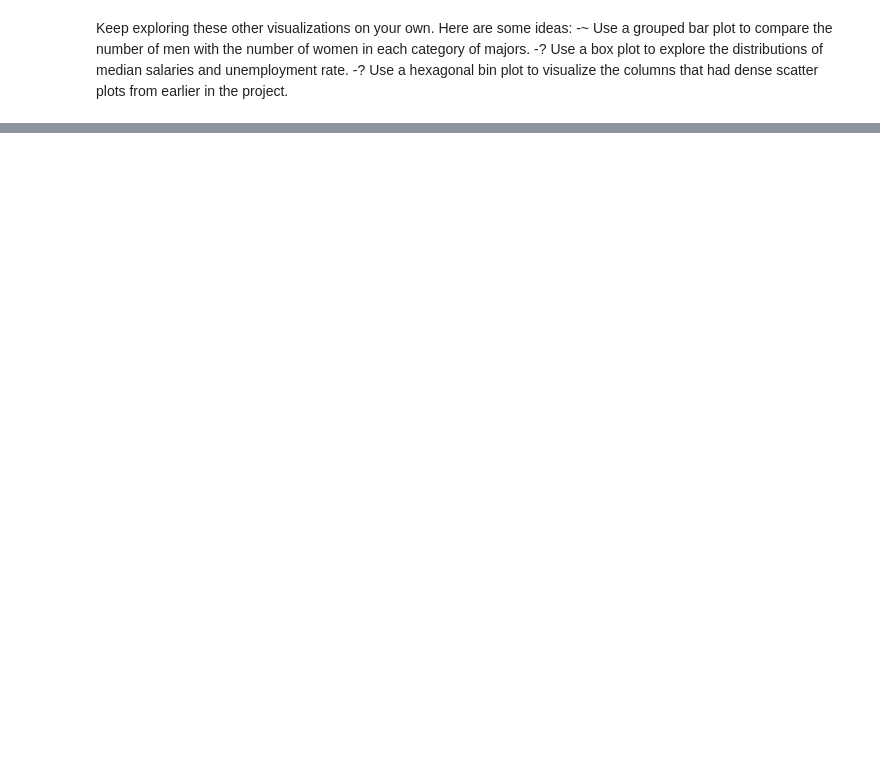
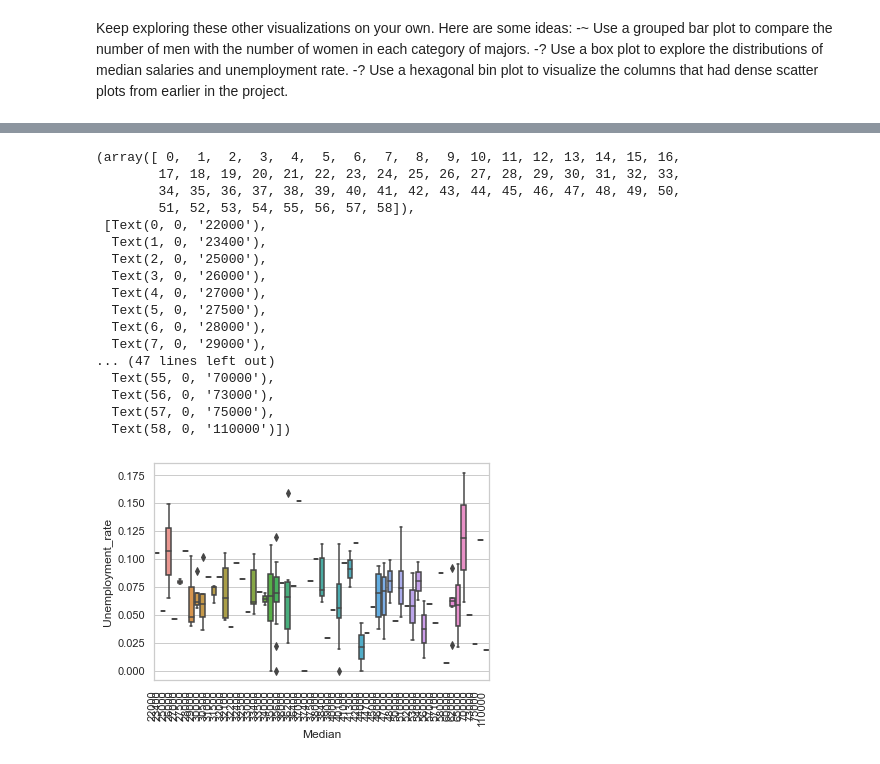
Before and after one commit to jjpal/practice_projects, a Jupyter notebook: Visualization/Visualizing Earnings Based On College Majors Basics.ipynb, the cells around one changed output, grey strips where cells are left out. Saved outputs shown, nothing was run; the diff lists cells and outputs as text; code cells hidden in the pictures; blank space fills up the shorter version.

```diff
--- a/Visualization/Visualizing Earnings Based On College Majors Basics.ipynb
+++ b/Visualization/Visualizing Earnings Based On College Majors Basics.ipynb
@@ -332,0 +305,24 @@ plt.show()
+# %%
+# Use a box plot to explore the distributions of median salaries and unemployment rate.
+sns.set(style='whitegrid')
+sns.boxplot(x="Median", y="Unemployment_rate", data=recent_grads)
+plt.xticks(rotation=90, ha='right')
+# %% [output]
+(array([ 0,  1,  2,  3,  4,  5,  6,  7,  8,  9, 10, 11, 12, 13, 14, 15, 16,
+        17, 18, 19, 20, 21, 22, 23, 24, 25, 26, 27, 28, 29, 30, 31, 32, 33,
+        34, 35, 36, 37, 38, 39, 40, 41, 42, 43, 44, 45, 46, 47, 48, 49, 50,
+        51, 52, 53, 54, 55, 56, 57, 58]),
+ [Text(0, 0, '22000'),
+  Text(1, 0, '23400'),
+  Text(2, 0, '25000'),
+  Text(3, 0, '26000'),
+  Text(4, 0, '27000'),
+  Text(5, 0, '27500'),
+  Text(6, 0, '28000'),
+  Text(7, 0, '29000'),
+... (47 lines left out)
+  Text(55, 0, '70000'),
+  Text(56, 0, '73000'),
+  Text(57, 0, '75000'),
+  Text(58, 0, '110000')])
+[figure, added]
```
Also changed, not shown: parts of 15 cells of this notebook, 1 other file.
